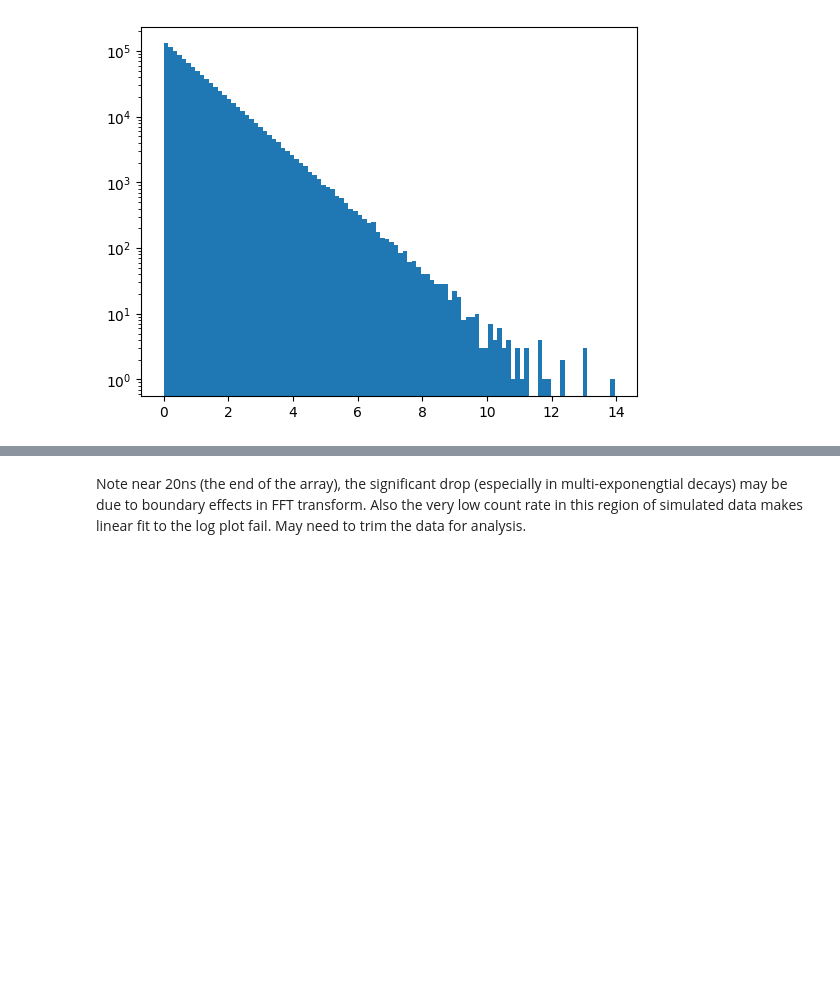
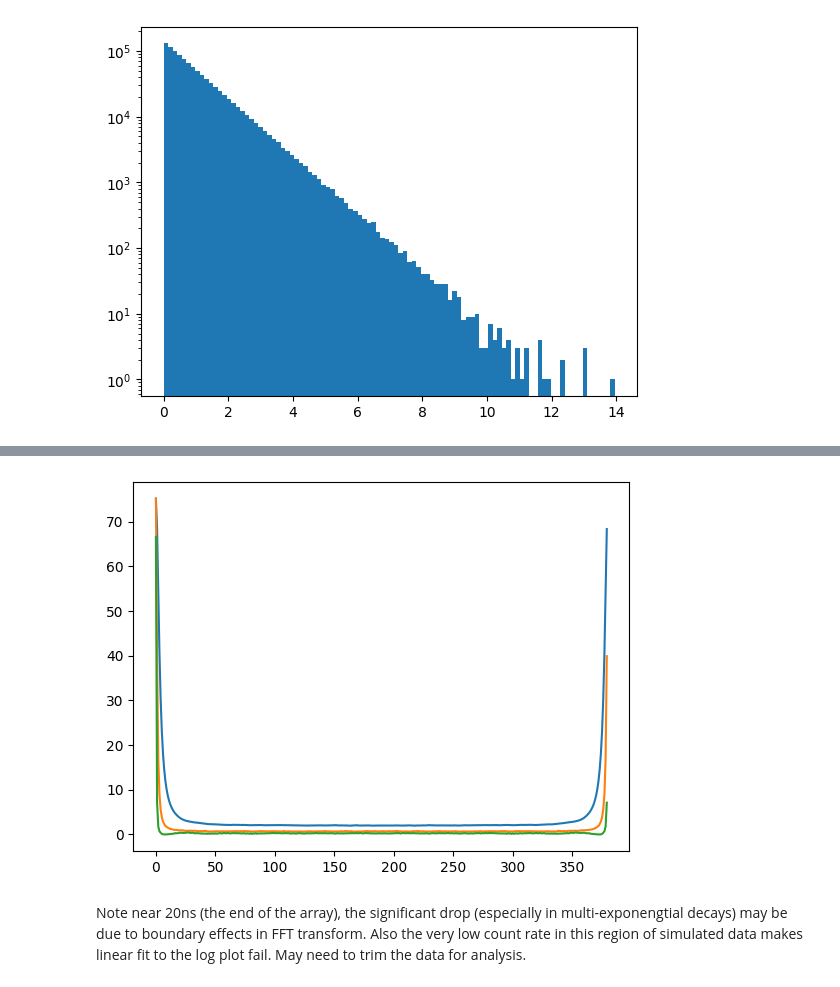
Before and after one commit to ngcnpeter/Y3_Group_Project_2B, a Jupyter notebook: TCSPC-simulation/2Bsimulation.ipynb, the cells around one changed output, grey strips where cells are left out. Saved outputs shown, nothing was run; the diff lists cells and outputs as text; code cells hidden in the pictures; blank space fills up the shorter version.

```diff
--- a/TCSPC-simulation/2Bsimulation.ipynb
+++ b/TCSPC-simulation/2Bsimulation.ipynb
@@ -205,3 +205,9 @@ plt.legend()
+# %%
+ker = stats.norm.pdf(bins,loc = t0, scale = irfwidth)
+for i in range(3):
+    plt.plot((np.fft.fft(mono_exp)/np.fft.fft(ker))[i])
+# %% [output]
+[figure, added]
 # %% [markdown]
 Note near 20ns (the end of the array), the significant drop (especially in multi-exponengtial decays) may be due to boundary effects in FFT transform. Also the very low count rate in this region of simulated data makes linear fit to the log plot fail. May need to trim the data for analysis.
 # %% [markdown]
```
Also changed, not shown: parts of 5 cells of this notebook, 3 other files.
